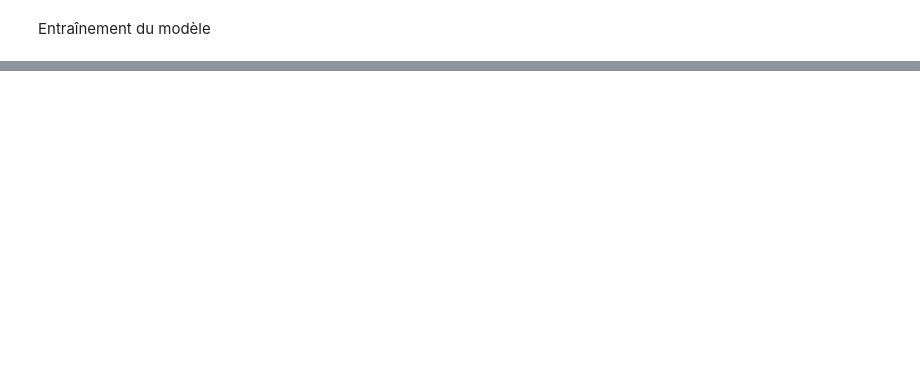
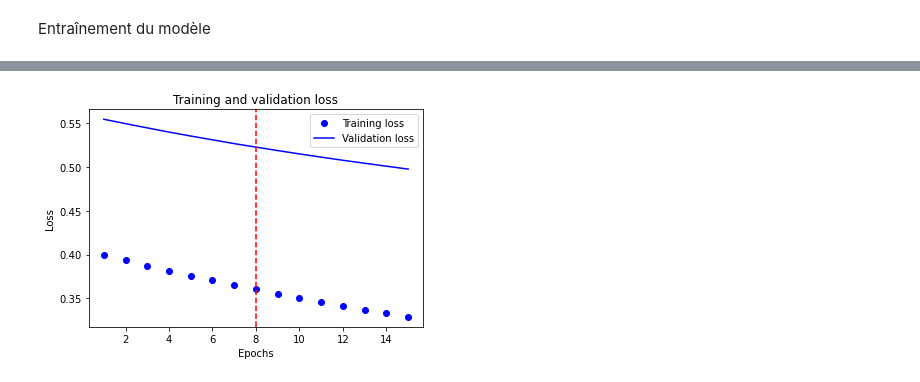
Before and after one commit to fedecabre/P6_Classez_des_images, a Jupyter notebook: notebooks/P6_01_notebook.ipynb, the cells around one changed output, grey strips where cells are left out. Cells and saved outputs as stored; diff of their text form; code cells hidden in the pictures; blank space fills up the shorter version.

```diff
--- a/notebooks/P6_01_notebook.ipynb
+++ b/notebooks/P6_01_notebook.ipynb
@@ -320,0 +333,20 @@ plt.show()
+# %%
+from keras.applications.vgg16 import VGG16
+from keras.layers import Dense, Flatten
+from keras import Model
+# Charger VGG-16 pré-entraîné sur ImageNet et sans les couches fully-connected
+model = VGG16(weights="imagenet", include_top=True, input_shape=(224, 224, 3))
+
+# Récupérer la sortie de ce réseau
+x = model.output
+
+# Ajouter la nouvelle couche fully-connected pour la classification à 10 classes
+
+predictions = Dense(10, activation='softmax')(x)
+
+# Stratégie #2 : extraction de features
+for layer in model.layers[:-1]:
+    layer.trainable = False
+
+# Définir le nouveau modèle
+new_model = Model(inputs=model.input, outputs=predictions)
@@ -320,0 +373,7 @@ plt.show()
+# %%
+# Compiler le modèle
+new_model.compile(loss="categorical_crossentropy",
+                  optimizer='adam',
+                  metrics=["accuracy"])
+
+new_model.summary()
@@ -320,0 +398,10 @@ plt.show()
+# %%
+# Entraîner sur les données d'entraînement (train_dataset, train_labels_categorical)
+# Val_continue de décendre après 120 epochs
+model_info = new_model.fit(train_dataset,
+                           train_labels_categorical,
+                           epochs=15,
+                           batch_size=32,
+                           #verbose=2,
+                           validation_data=(valid_dataset,valid_labels_categorical)
+                           )
@@ -320,0 +426,4 @@ plt.show()
+# %%
+plot_loss(model_info,loss_min=8)
+# %% [output]
+[figure, added]
```
Also changed, not shown: parts of 17 cells of this notebook.
